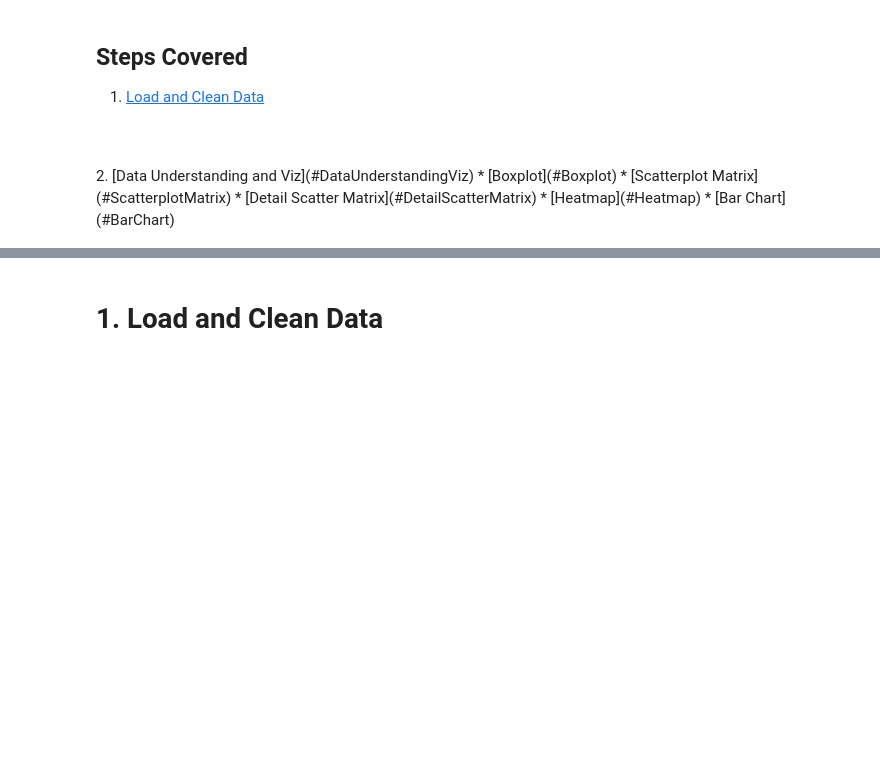
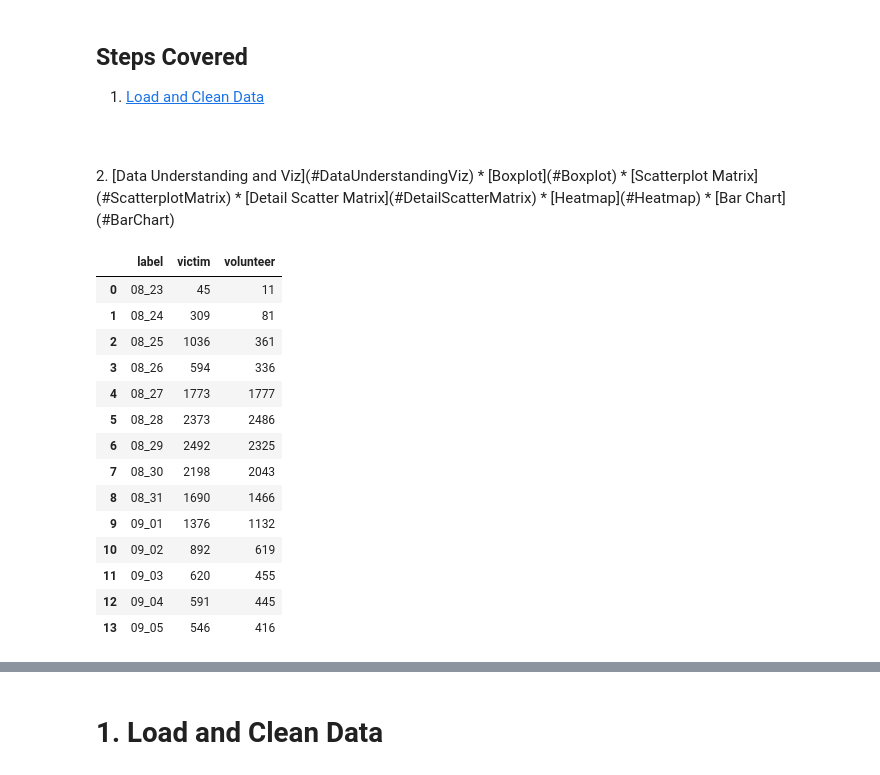
Before and after one commit to jason-jz-zhu/Data-Analysis-and-Viz-for-RL, a Jupyter notebook: Data Viz for RL.ipynb, the cells around one changed output, grey strips where cells are left out. Saved outputs shown, nothing was run; the diff lists cells and outputs as text; code cells hidden in the pictures; blank space fills up the shorter version.

```diff
--- a/Data Viz for RL.ipynb
+++ b/Data Viz for RL.ipynb
@@ -23,0 +33,18 @@ from numpy import median
+# %%
+tweets_data
+# %% [output]
+|  | label | victim | volunteer |
+| 0 | 08_23 | 45 | 11 |
+| 1 | 08_24 | 309 | 81 |
+| 2 | 08_25 | 1036 | 361 |
+| 3 | 08_26 | 594 | 336 |
+| 4 | 08_27 | 1773 | 1777 |
+| 5 | 08_28 | 2373 | 2486 |
+| 6 | 08_29 | 2492 | 2325 |
+| 7 | 08_30 | 2198 | 2043 |
+| 8 | 08_31 | 1690 | 1466 |
+| 9 | 09_01 | 1376 | 1132 |
+| 10 | 09_02 | 892 | 619 |
+| 11 | 09_03 | 620 | 455 |
+| 12 | 09_04 | 591 | 445 |
+| 13 | 09_05 | 546 | 416 |
```
Also changed, not shown: parts of 14 cells of this notebook, 1 other file.
